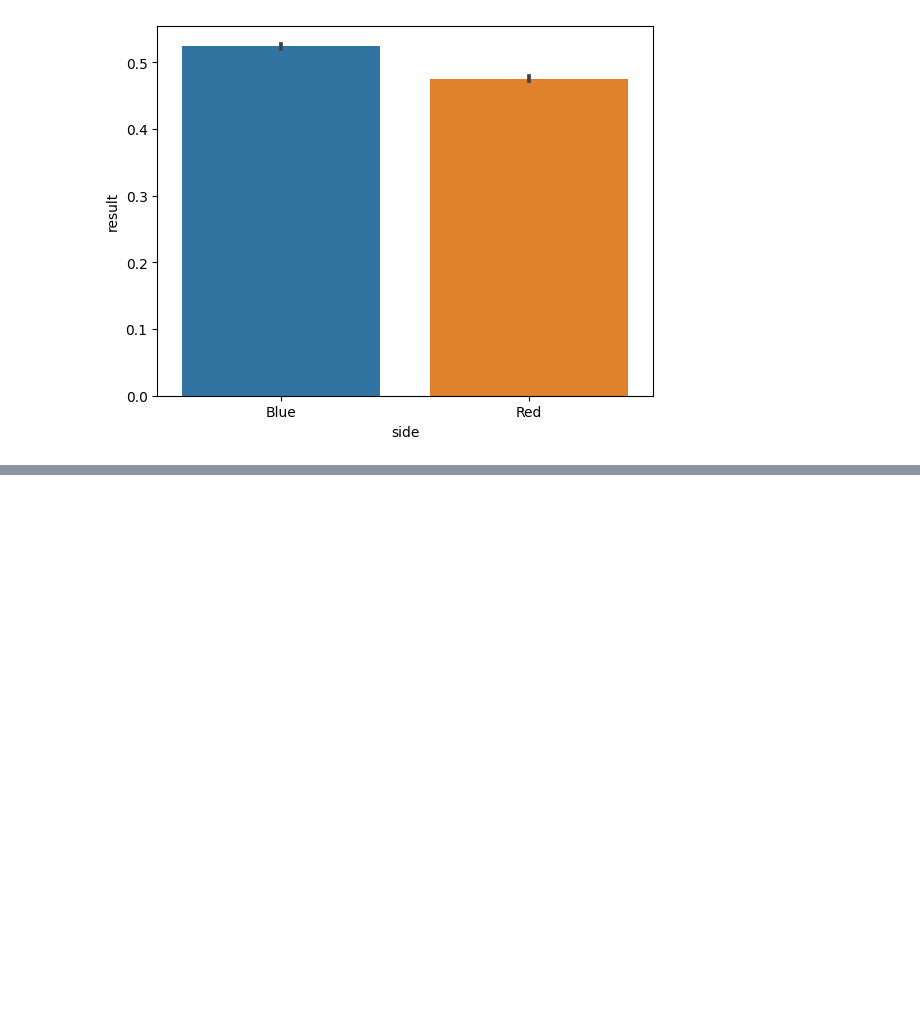
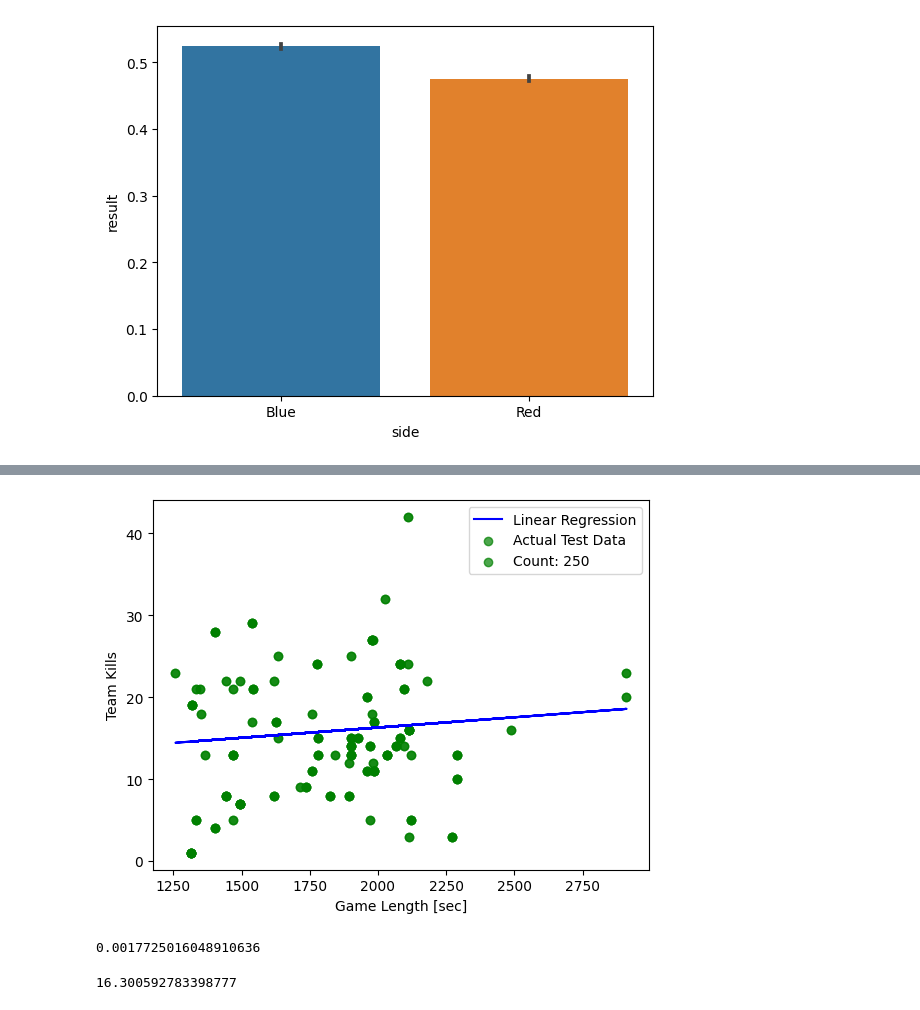
Before and after one commit to Xylosis/301, a Jupyter notebook: get-data.ipynb, the cells around one changed output, grey strips where cells are left out. Drawn from its saved outputs; the diff is of its cells as text; code cells hidden in the pictures; blank space fills up the shorter version.

```diff
--- a/get-data.ipynb
+++ b/get-data.ipynb
@@ -113,0 +136,25 @@ sns.barplot(x = subdf2["side"], y=subdf2["result"]) #which side wins more
+# %%
+from sklearn.linear_model import LinearRegression
+
+trained_model= LinearRegression()
+trained_model.fit(x_train.values.reshape(-1,1), y_train.values)
+
+predictions = trained_model.predict(x_test.values.reshape(-1,1))
+
+
+plt.plot(x_test, predictions, label = "Linear Regression", color="b")
+plt.scatter(x_test, y_test, label = "Actual Test Data", color="g", alpha = 0.7)
+plt.scatter(x_test, y_test, label = "Count: " + str(len(x_test) + len(y_test)), color="g", alpha = 0.7)
+plt.xlabel("Game Length [sec]")
+plt.ylabel("Team Kills")
+plt.legend()
+plt.show()
+# %% [output]
+[figure, added]
+# %%
+print(trained_model.score(x_test.values.reshape(-1,1), y_test.values))
+import numpy as np
+trained_model.predict(np.array([[2000]]))[0]
+# %% [output]
+0.0017725016048910636
+16.300592783398777
```
Also changed, not shown: parts of 3 cells of this notebook.
